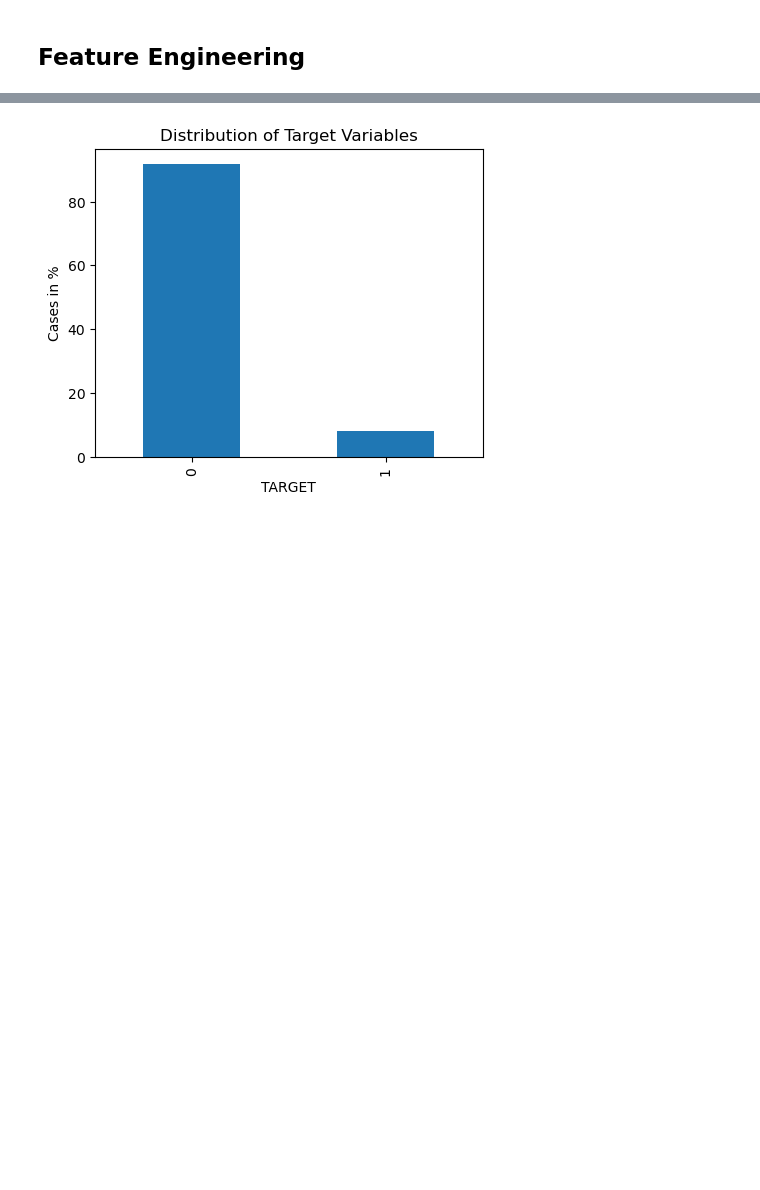
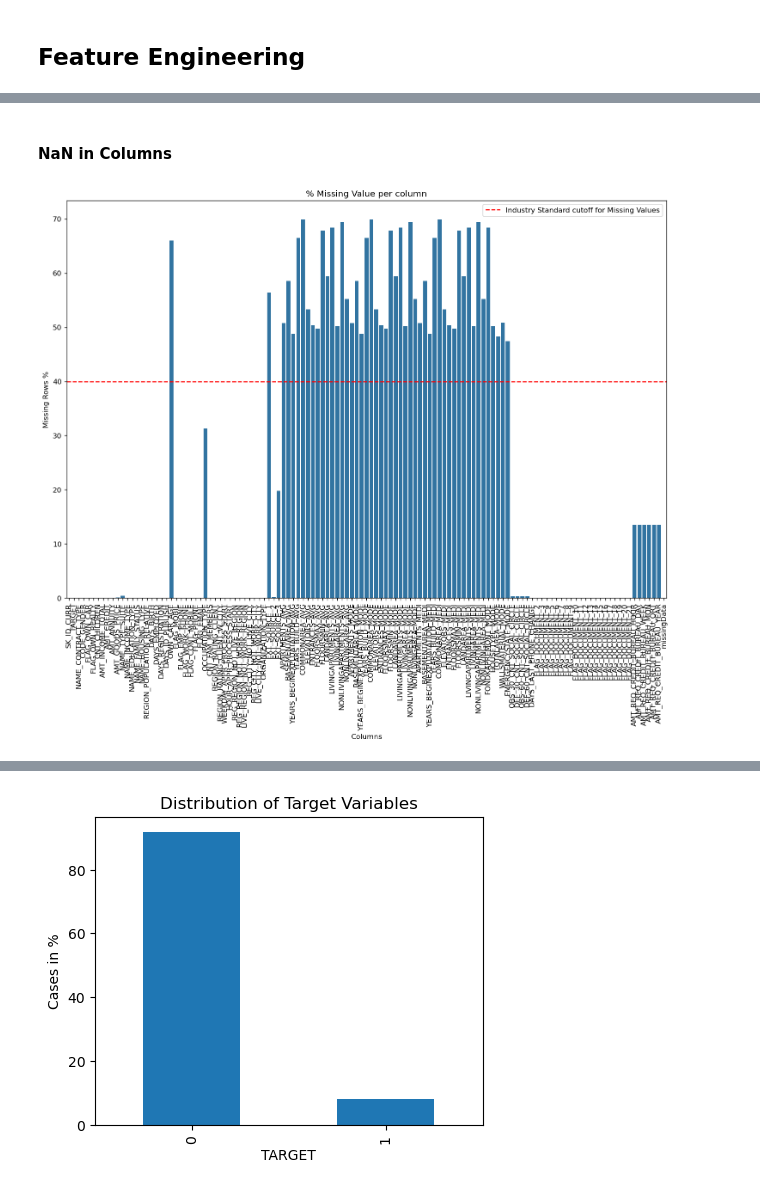
Before and after one commit to aver81/Loan-Defaulter-Classification, a Jupyter notebook: notebooks/LoanDefaulterEDA.ipynb, the cells around one changed output, grey strips where cells are left out. Saved outputs shown, nothing was run; the diff lists cells and outputs as text; code cells hidden in the pictures; blank space fills up the shorter version.

```diff
--- a/notebooks/LoanDefaulterEDA.ipynb
+++ b/notebooks/LoanDefaulterEDA.ipynb
@@ -124,0 +154,14 @@ for _,row in appDes.iterrows():
+# %% [markdown]
+#### NaN in Columns
+# %%
+plt.figure(figsize=(15,10),dpi=120)
+sns.barplot(data=appData.isna().mean()*100)
+plt.axhline(y=40,color='red',linestyle = '--',label='Industry Standard cutoff for Missing Values')
+plt.legend()
+plt.xticks(rotation=90)
+plt.title('% Missing Value per column')
+plt.xlabel('Columns')
+plt.ylabel('Missing Rows %')
+plt.show()
+# %% [output]
+[figure, added]
```
Also changed, not shown: parts of 36 cells of this notebook.
